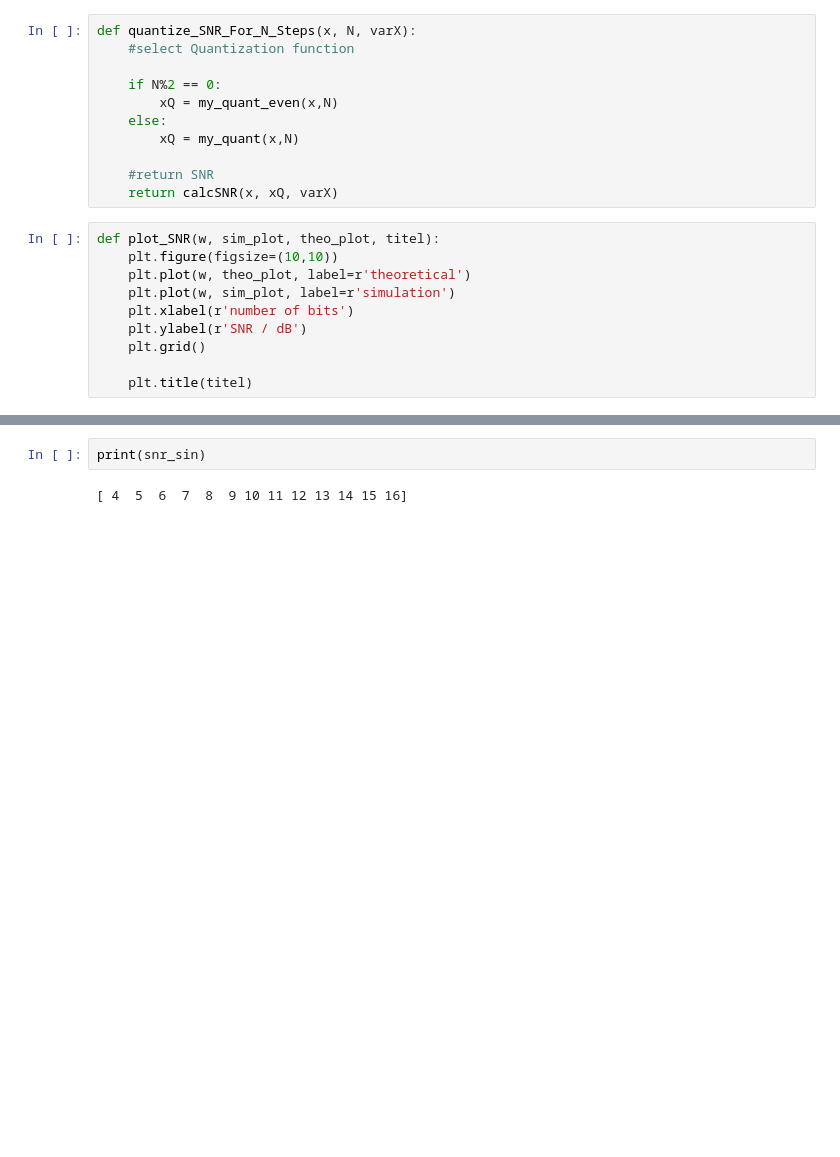
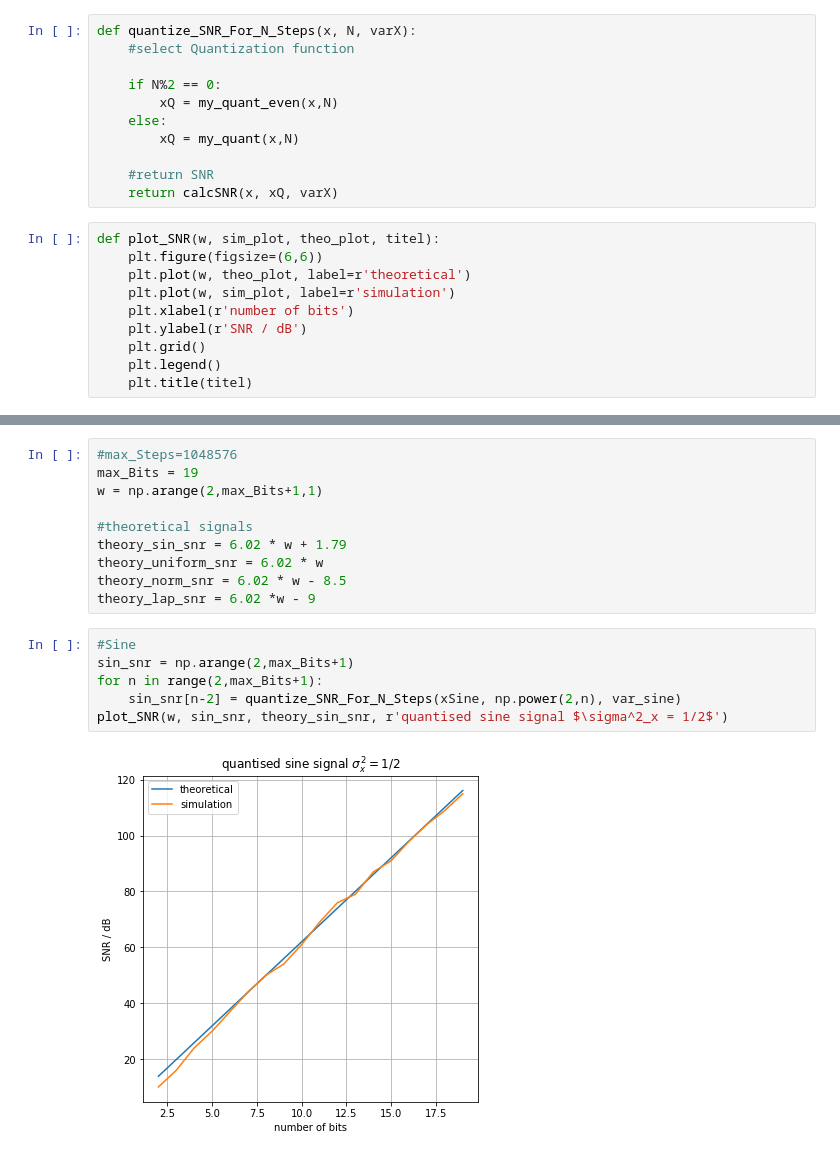
Before and after one commit to paul-fr/DSP, a Jupyter notebook: Lab_exercise_3/Ex2.ipynb, the cells around one changed output, grey strips where cells are left out. Cells and saved outputs as stored; diff of their text form; blank space fills up the shorter version.

```diff
--- a/Lab_exercise_3/Ex2.ipynb
+++ b/Lab_exercise_3/Ex2.ipynb
@@ -93,11 +93,11 @@ def quantize_SNR_For_N_Steps(x, N, varX):
     return calcSNR(x, xQ, varX)
 # %%
 def plot_SNR(w, sim_plot, theo_plot, titel):
-    plt.figure(figsize=(10,10))
+    plt.figure(figsize=(6,6))
     plt.plot(w, theo_plot, label=r'theoretical')
     plt.plot(w, sim_plot, label=r'simulation')
     plt.xlabel(r'number of bits')
     plt.ylabel(r'SNR / dB')
     plt.grid()
-
+    plt.legend()
     plt.title(titel)
@@ -149,4 +104,18 @@ plot_SNR(w, lap_snr, theory_lap_snr, r'quantised Laplace noise $\sigma^2_x = 0.0
-# %%
-print(snr_sin)
-# %% [output]
-[ 4  5  6  7  8  9 10 11 12 13 14 15 16]
+# %%
+#max_Steps=1048576
+max_Bits = 19
+w = np.arange(2,max_Bits+1,1)
+
+#theoretical signals
+theory_sin_snr = 6.02 * w + 1.79
+theory_uniform_snr = 6.02 * w
+theory_norm_snr = 6.02 * w - 8.5
+theory_lap_snr = 6.02 *w - 9
+# %%
+#Sine
+sin_snr = np.arange(2,max_Bits+1)
+for n in range(2,max_Bits+1):
+    sin_snr[n-2] = quantize_SNR_For_N_Steps(xSine, np.power(2,n), var_sine)
+plot_SNR(w, sin_snr, theory_sin_snr, r'quantised sine signal $\sigma^2_x = 1/2$')
+# %% [output]
+[figure, added]
```
Also changed, not shown: parts of 5 cells of this notebook, 1 other file.
